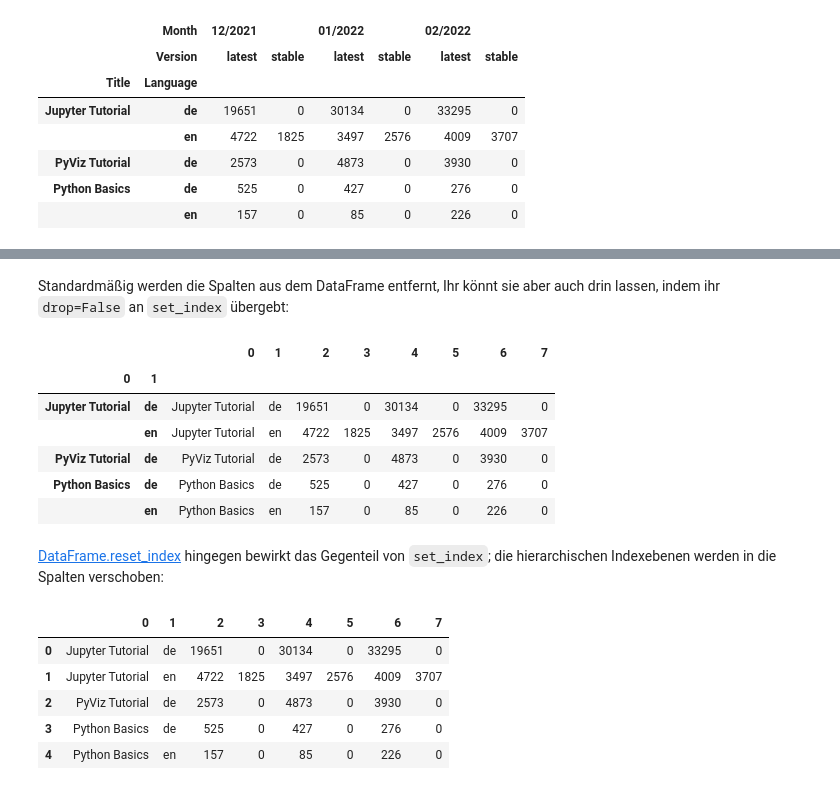
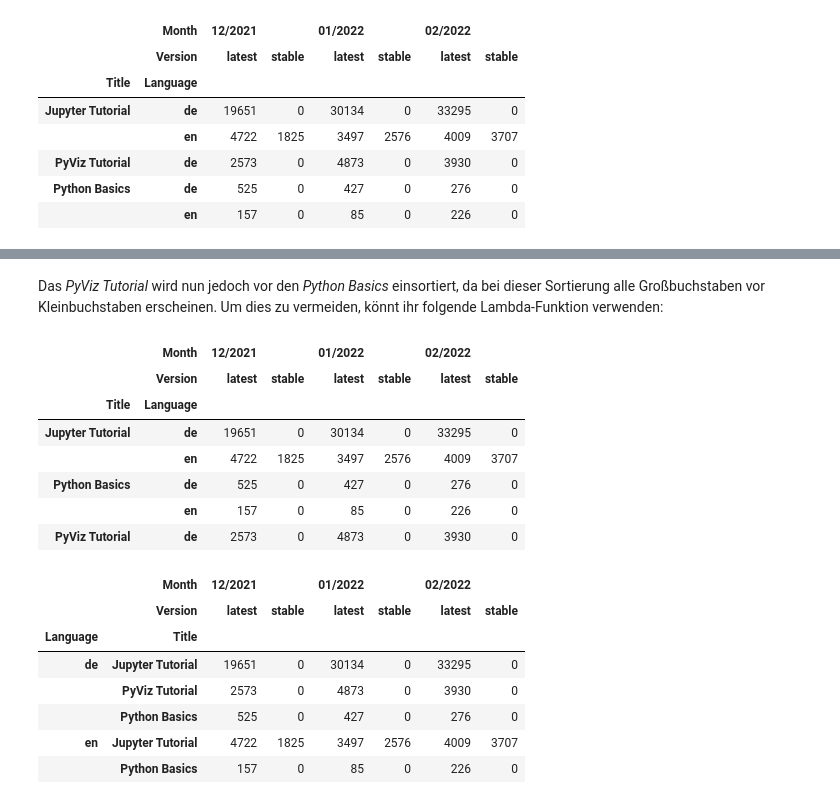
Before and after one commit to veit/jupyter-tutorial-de, a Jupyter notebook: docs/workspace/pandas/indexing.ipynb, the cells around one changed output, grey strips where cells are left out. Saved outputs shown, nothing was run; the diff lists cells and outputs as text; code cells hidden in the pictures.

Commit message:
:memo: Add a case-insensitive sorting of the pandas index

```diff
--- a/docs/workspace/pandas/indexing.ipynb
+++ b/docs/workspace/pandas/indexing.ipynb
@@ -591,23 +514,24 @@ df2
-# %% [markdown]
-Standardmäßig werden die Spalten aus dem DataFrame entfernt, Ihr könnt sie aber auch drin lassen, indem ihr `drop=False` an `set_index` übergebt:
-# %%
-df.set_index([0,1], drop=False)
-# %% [output]
-|  |  | 0 | 1 | 2 | 3 | 4 | 5 | 6 | 7 |
-| 0 | 1 |  |  |  |  |  |  |  |  |
-| Jupyter Tutorial | de | Jupyter Tutorial | de | 19651 | 0 | 30134 | 0 | 33295 | 0 |
-|  | en | Jupyter Tutorial | en | 4722 | 1825 | 3497 | 2576 | 4009 | 3707 |
-| PyViz Tutorial | de | PyViz Tutorial | de | 2573 | 0 | 4873 | 0 | 3930 | 0 |
-| Python Basics | de | Python Basics | de | 525 | 0 | 427 | 0 | 276 | 0 |
-|  | en | Python Basics | en | 157 | 0 | 85 | 0 | 226 | 0 |
-# %% [markdown]
-[DataFrame.reset_index](https://pandas.pydata.org/docs/reference/api/pandas.DataFrame.reset_index.html) hingegen bewirkt das Gegenteil von `set_index`; die hierarchischen Indexebenen werden in die Spalten verschoben:
-# %%
-df2.reset_index()
-# %% [output]
-|  | 0 | 1 | 2 | 3 | 4 | 5 | 6 | 7 |
-| 0 | Jupyter Tutorial | de | 19651 | 0 | 30134 | 0 | 33295 | 0 |
-| 1 | Jupyter Tutorial | en | 4722 | 1825 | 3497 | 2576 | 4009 | 3707 |
-| 2 | PyViz Tutorial | de | 2573 | 0 | 4873 | 0 | 3930 | 0 |
-| 3 | Python Basics | de | 525 | 0 | 427 | 0 | 276 | 0 |
-| 4 | Python Basics | en | 157 | 0 | 85 | 0 | 226 | 0 |
+# %% [markdown]
+Das *PyViz Tutorial* wird nun jedoch vor den *Python Basics* einsortiert, da bei dieser Sortierung alle Großbuchstaben vor Kleinbuchstaben erscheinen. Um dies zu vermeiden, könnt ihr folgende Lambda-Funktion verwenden:
+# %%
+df.sort_index(level=0, key=lambda x: x.str.lower())
+# %% [output]
+|  | Month | 12/2021 |  | 01/2022 |  | 02/2022 |  |
+|  | Version | latest | stable | latest | stable | latest | stable |
+| Title | Language |  |  |  |  |  |  |
+| Jupyter Tutorial | de | 19651 | 0 | 30134 | 0 | 33295 | 0 |
+|  | en | 4722 | 1825 | 3497 | 2576 | 4009 | 3707 |
+| Python Basics | de | 525 | 0 | 427 | 0 | 276 | 0 |
+|  | en | 157 | 0 | 85 | 0 | 226 | 0 |
+| PyViz Tutorial | de | 2573 | 0 | 4873 | 0 | 3930 | 0 |
+# %%
+df.swaplevel(0, 1).sort_index(level=0)
+# %% [output]
+|  | Month | 12/2021 |  | 01/2022 |  | 02/2022 |  |
+|  | Version | latest | stable | latest | stable | latest | stable |
+| Language | Title |  |  |  |  |  |  |
+| de | Jupyter Tutorial | 19651 | 0 | 30134 | 0 | 33295 | 0 |
+|  | PyViz Tutorial | 2573 | 0 | 4873 | 0 | 3930 | 0 |
+|  | Python Basics | 525 | 0 | 427 | 0 | 276 | 0 |
+| en | Jupyter Tutorial | 4722 | 1825 | 3497 | 2576 | 4009 | 3707 |
+|  | Python Basics | 157 | 0 | 85 | 0 | 226 | 0 |
```
Also changed, not shown: parts of 23 cells of this notebook.
